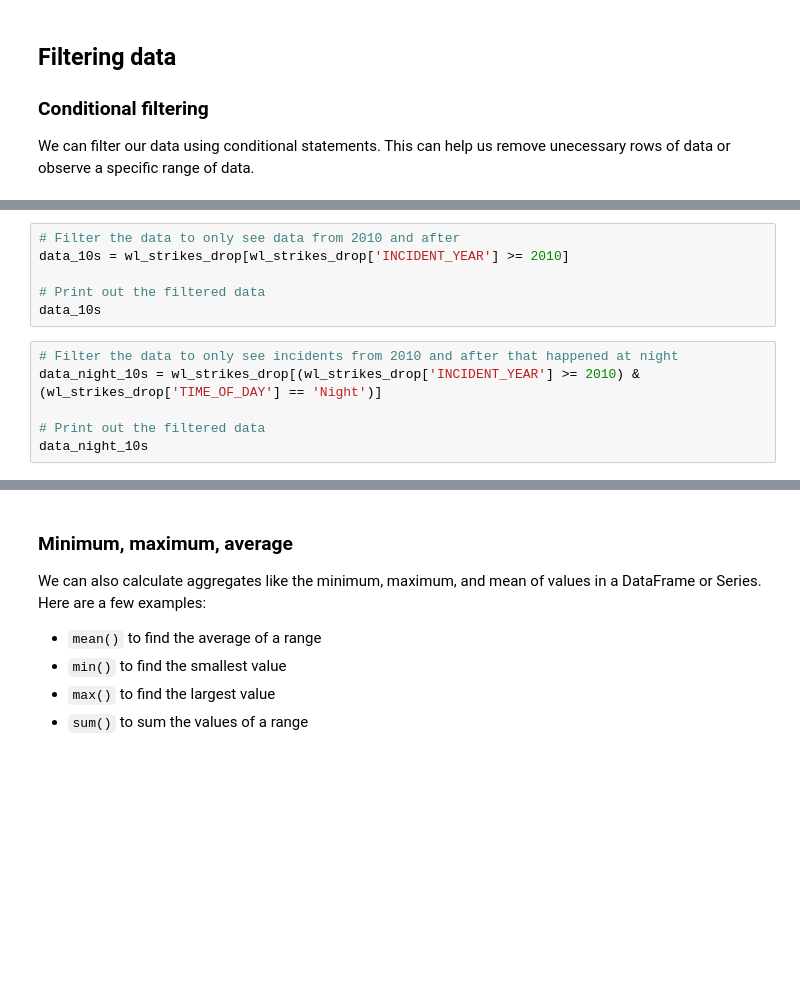
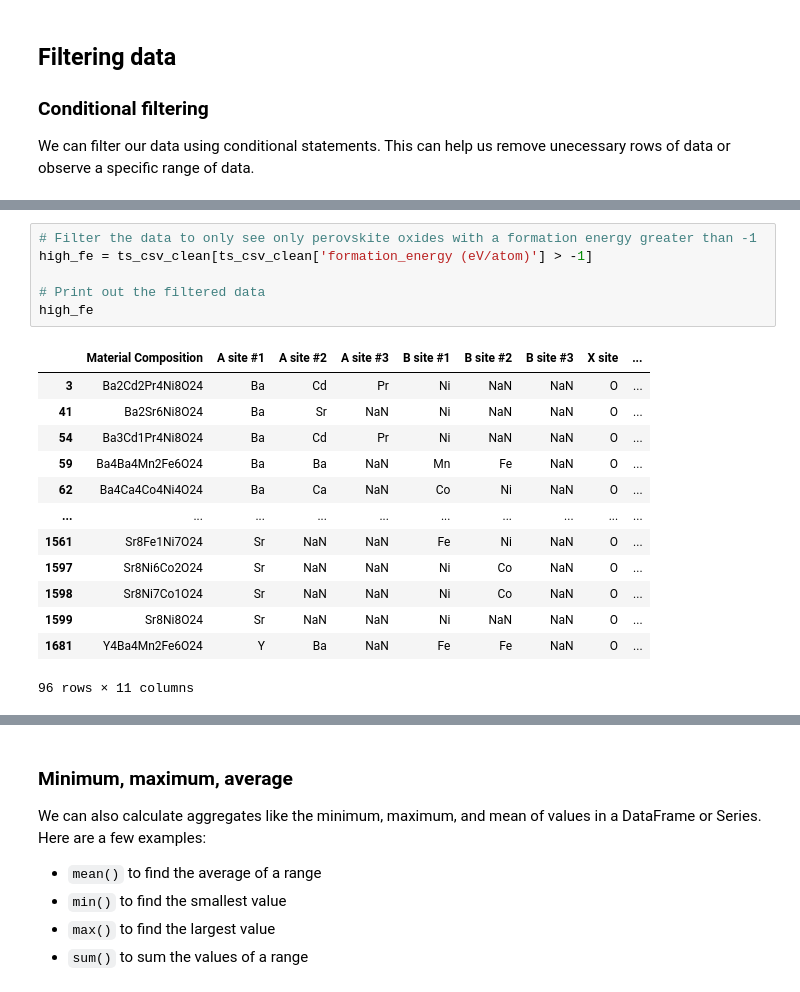
Before and after one commit to NCSU-Libraries/data-viz-instruction, a Jupyter notebook: MI_REU_2021/Workshop_3_Cleaning_Manipulating_and_Exploring_Data_with_Pandas.ipynb, the cells around one changed output, grey strips where cells are left out. Cells and saved outputs as stored; diff of their text form; blank space fills up the shorter version.

```diff
--- a/MI_REU_2021/Workshop_3_Cleaning_Manipulating_and_Exploring_Data_with_Pandas.ipynb
+++ b/MI_REU_2021/Workshop_3_Cleaning_Manipulating_and_Exploring_Data_with_Pandas.ipynb
@@ -70,12 +129,20 @@ night
 # %%
-# Filter the data to only see data from 2010 and after
-data_10s = wl_strikes_drop[wl_strikes_drop['INCIDENT_YEAR'] >= 2010]
+# Filter the data to only see only perovskite oxides with a formation energy greater than -1
+high_fe = ts_csv_clean[ts_csv_clean['formation_energy (eV/atom)'] > -1]
 
 # Print out the filtered data
-data_10s
+high_fe
+# %% [output]
+|  | Material Composition | A site #1 | A site #2 | A site #3 | B site #1 | B site #2 | B site #3 | X site | ... |
+| 3 | Ba2Cd2Pr4Ni8O24 | Ba | Cd | Pr | Ni | NaN | NaN | O | ... |
+| 41 | Ba2Sr6Ni8O24 | Ba | Sr | NaN | Ni | NaN | NaN | O | ... |
+| 54 | Ba3Cd1Pr4Ni8O24 | Ba | Cd | Pr | Ni | NaN | NaN | O | ... |
+| 59 | Ba4Ba4Mn2Fe6O24 | Ba | Ba | NaN | Mn | Fe | NaN | O | ... |
+| 62 | Ba4Ca4Co4Ni4O24 | Ba | Ca | NaN | Co | Ni | NaN | O | ... |
+| ... | ... | ... | ... | ... | ... | ... | ... | ... | ... |
+| 1561 | Sr8Fe1Ni7O24 | Sr | NaN | NaN | Fe | Ni | NaN | O | ... |
+| 1597 | Sr8Ni6Co2O24 | Sr | NaN | NaN | Ni | Co | NaN | O | ... |
+| 1598 | Sr8Ni7Co1O24 | Sr | NaN | NaN | Ni | Co | NaN | O | ... |
+| 1599 | Sr8Ni8O24 | Sr | NaN | NaN | Ni | NaN | NaN | O | ... |
+| 1681 | Y4Ba4Mn2Fe6O24 | Y | Ba | NaN | Fe | Fe | NaN | O | ... |
+96 rows × 11 columns
-# %%
-# Filter the data to only see incidents from 2010 and after that happened at night
-data_night_10s = wl_strikes_drop[(wl_strikes_drop['INCIDENT_YEAR'] >= 2010) & (wl_strikes_drop['TIME_OF_DAY'] == 'Night')]
-
-# Print out the filtered data
-data_night_10s
```
Also changed, not shown: parts of 18 cells of this notebook.
